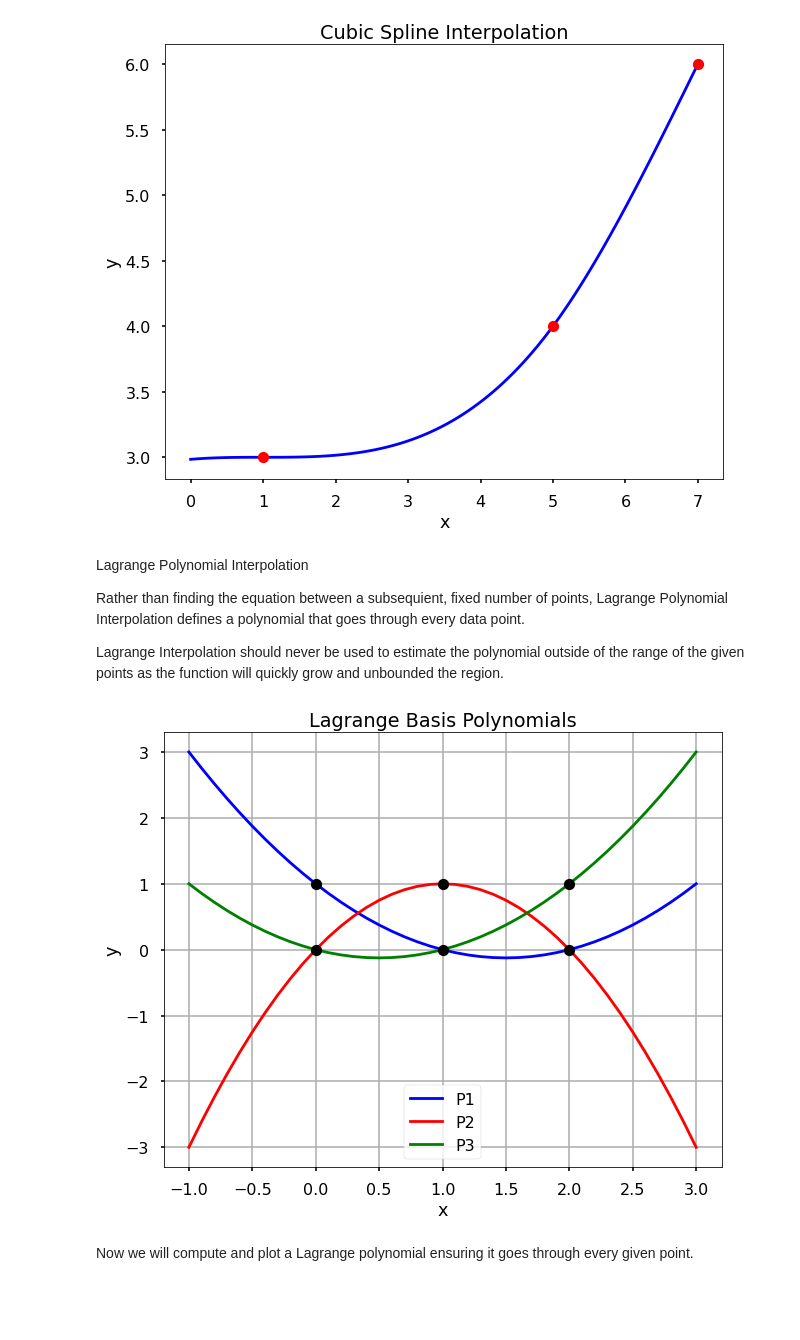
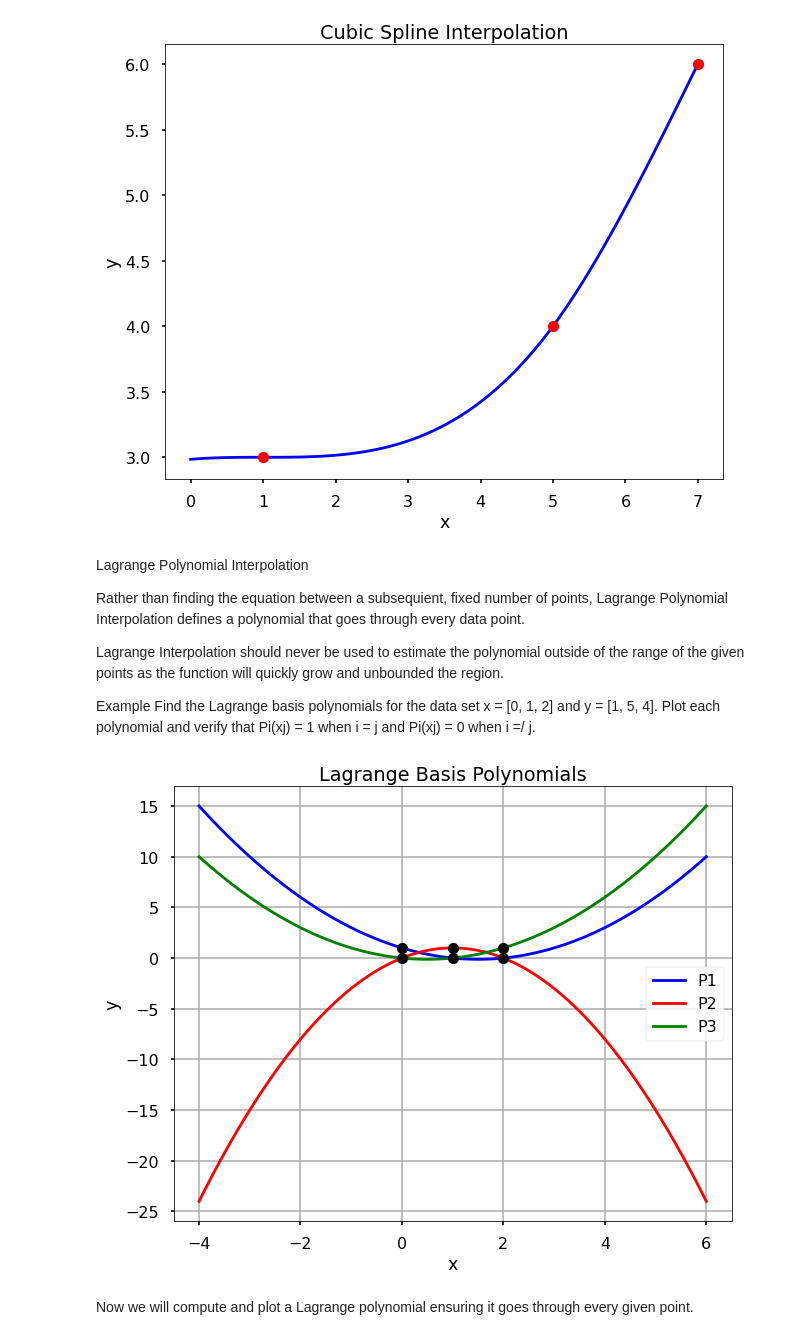
Before and after one commit to SamariaSpringfield/MAT421_, a Jupyter notebook: chapter17.ipynb, the cells around one changed output. Cells and saved outputs as stored; diff of their text form; code cells hidden in the pictures; blank space fills up the shorter version.

```diff
--- a/chapter17.ipynb
+++ b/chapter17.ipynb
@@ -97,6 +97,8 @@ Lagrange Polynomial Interpolation
 Rather than finding the equation between a subsequient, fixed number of points, Lagrange Polynomial Interpolation defines a polynomial that goes through every data point.
 
 Lagrange Interpolation should never be used to estimate the polynomial outside of the range of the given points as the function will quickly grow and unbounded the region.
+
+Example Find the Lagrange basis polynomials for the data set x = [0, 1, 2] and y = [1, 5, 4]. Plot each polynomial and verify that Pi(xj) = 1 when i = j and Pi(xj) = 0 when i =/ j.
 # %%
 import numpy as np
 import numpy.polynomial.polynomial as poly
@@ -105,32 +107,32 @@ import matplotlib.pyplot as plt
 plt.style.use('seaborn-poster')
 # %%
 x = [0, 1, 2]
-y = [1, 3, 2]
+y = [1, 5, 4]
 P1_coeff = [1,-1.5,.5]
 P2_coeff = [0, 2,-1]
 P3_coeff = [0,-.5,.5]
 
 # get the polynomial function
 P1 = poly.Polynomial(P1_coeff)
 P2 = poly.Polynomial(P2_coeff)
 P3 = poly.Polynomial(P3_coeff)
 
-x_new = np.arange(-1.0, 3.1, 0.1)
+x_new = np.arange(-4.0, 6.1, 0.1)
 
 fig = plt.figure(figsize = (10,8))
 plt.plot(x_new, P1(x_new), 'b', label = 'P1')
 plt.plot(x_new, P2(x_new), 'r', label = 'P2')
 plt.plot(x_new, P3(x_new), 'g', label = 'P3')
 
 plt.plot(x, np.ones(len(x)), 'ko', x, np.zeros(len(x)), 'ko')
 plt.title('Lagrange Basis Polynomials')
 plt.xlabel('x')
 plt.ylabel('y')
 plt.grid()
 plt.legend()
 plt.show()
 # %% [output]
-[figure, old version]
+[figure, new version]
 # %% [markdown]
 Now we will compute and plot a Lagrange polynomial ensuring it goes through every given point.
 # %%
```
Also changed, not shown: parts of 5 cells of this notebook.
